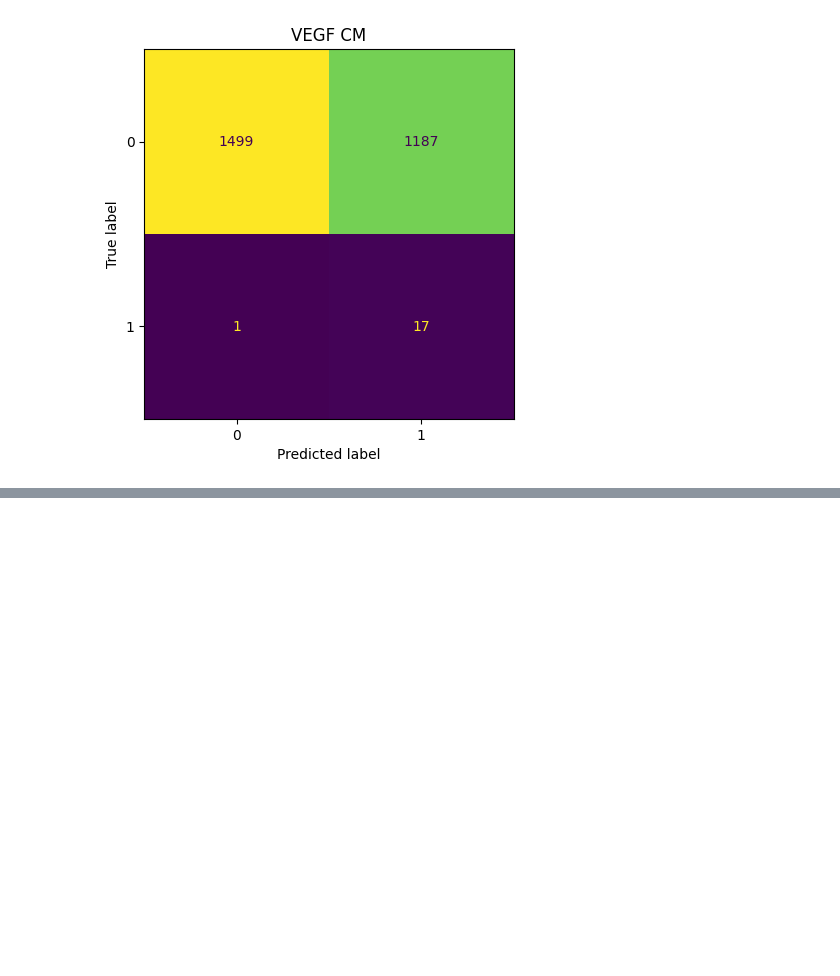
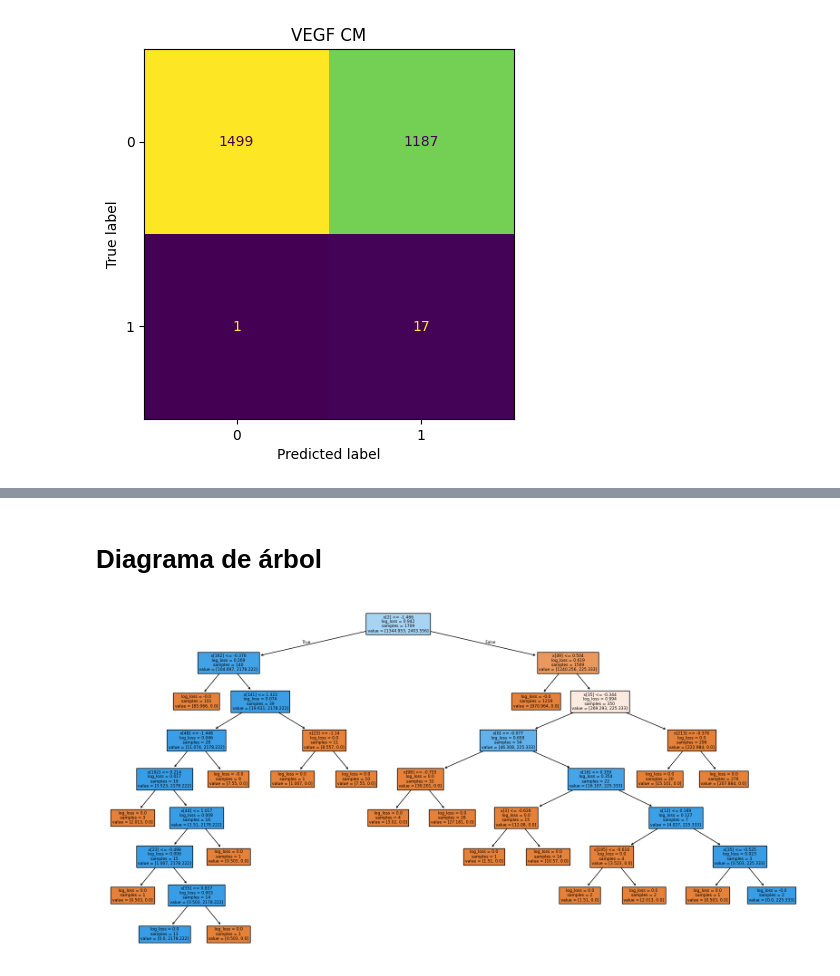
Before and after one commit to A01795375/Proyecto_Integrador_cancer, a Jupyter notebook: notebooks/Avance 5.ipynb, the cells around one changed output, grey strips where cells are left out. Cells and saved outputs as stored; diff of their text form; code cells hidden in the pictures; blank space fills up the shorter version.

```diff
--- a/notebooks/Avance 5.ipynb
+++ b/notebooks/Avance 5.ipynb
@@ -81,0 +152,2 @@ plt.show()
+# %% [markdown]
+# Diagrama de árbol
@@ -81,0 +156,9 @@ plt.show()
+# %%
+estimator = model.estimators_[0]
+
+# Graficar el árbol
+plt.figure(figsize=(20, 10))
+tree.plot_tree(estimator, filled=True)
+plt.show()
+# %% [output]
+[figure, added]
```
Also changed, not shown: parts of 15 cells of this notebook, 6 other files.
